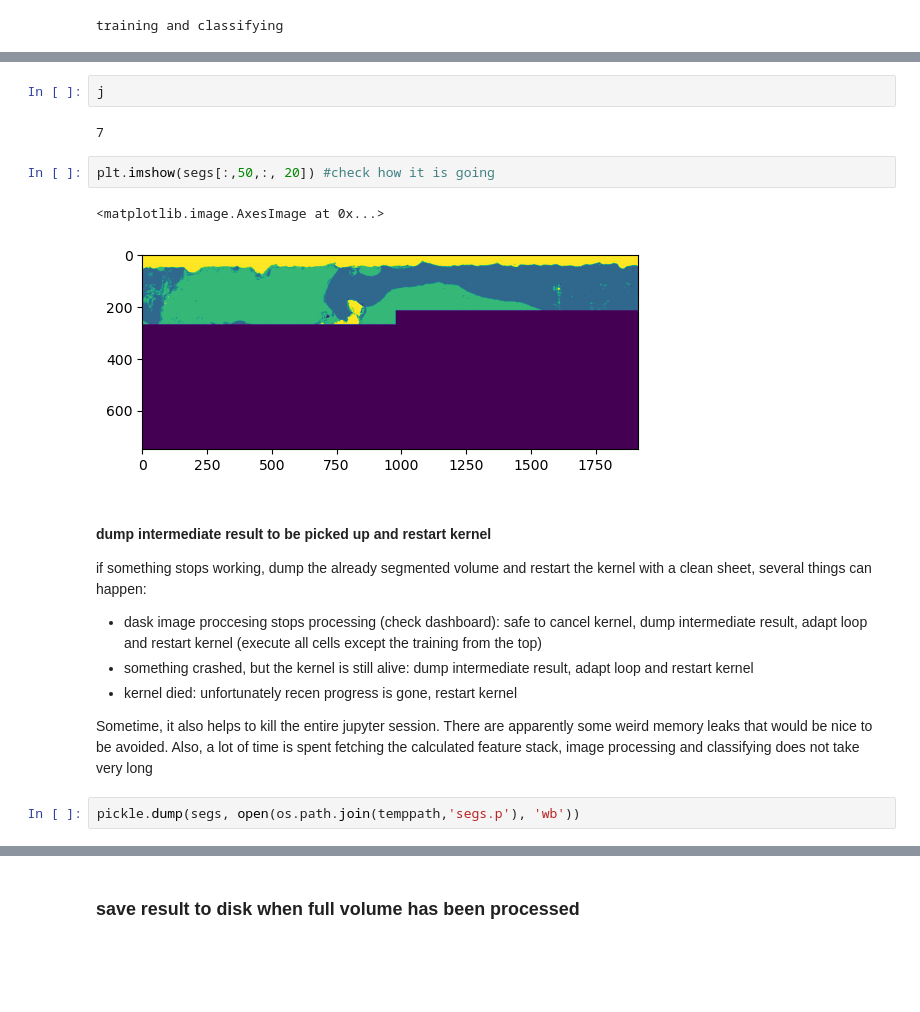
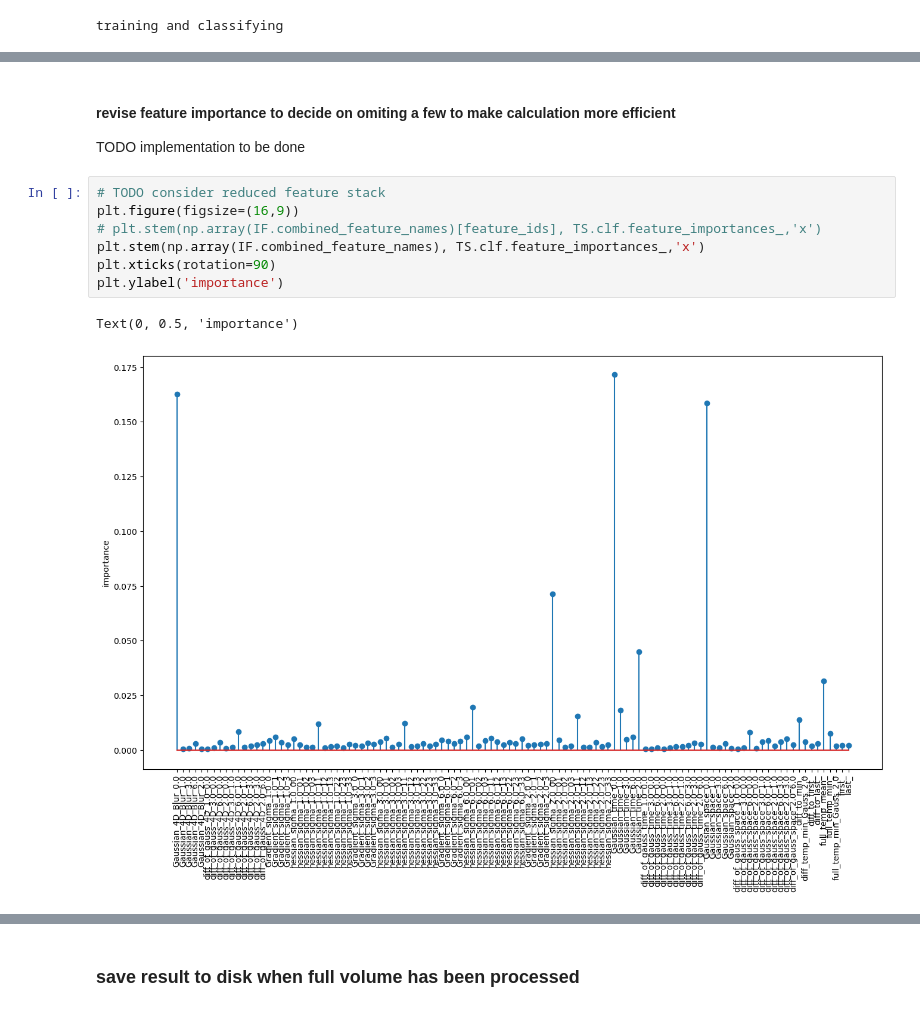
Before and after one commit to Pescatore23/pytrainseg, a Jupyter notebook: example_notebook.ipynb, the cells around one changed output, grey strips where cells are left out. Saved outputs shown, nothing was run; the diff lists cells and outputs as text; blank space fills up the shorter version.

Commit message:
cleaned up old version

```diff
--- a/example_notebook.ipynb
+++ b/example_notebook.ipynb
@@ -798,21 +657,13 @@ i #check, how far you have got, replace iterators accordingly in the loop above
-# %%
-j
-# %% [output]
-7
-# %%
-plt.imshow(segs[:,50,:, 20]) #check how it is going
-# %% [output]
-<matplotlib.image.AxesImage at 0x...>
-[figure, removed]
-# %% [markdown]
-#### dump intermediate result to be picked up and restart kernel
-
-if something stops working, dump the already segmented volume and restart the kernel with a clean sheet, several things can happen:
-
-- dask image proccesing stops processing (check dashboard): safe to cancel kernel, dump intermediate result, adapt loop and restart kernel (execute all cells except the training from the top)
-- something crashed, but the kernel is still alive: dump intermediate result, adapt loop and restart kernel
-- kernel died: unfortunately recen progress is gone, restart kernel
-
-Sometime, it also helps to kill the entire jupyter session. There are apparently some weird memory leaks that would be nice to be avoided. Also, a lot of time is spent fetching the calculated feature stack, image processing and classifying does not take very long
-# %%
-pickle.dump(segs, open(os.path.join(temppath,'segs.p'), 'wb'))
+# %% [markdown]
+#### revise feature importance to decide on omiting a few to make calculation more efficient
+TODO implementation to be done
+# %%
+# TODO consider reduced feature stack
+plt.figure(figsize=(16,9))
+# plt.stem(np.array(IF.combined_feature_names)[feature_ids], TS.clf.feature_importances_,'x')
+plt.stem(np.array(IF.combined_feature_names), TS.clf.feature_importances_,'x')
+plt.xticks(rotation=90)
+plt.ylabel('importance')
+# %% [output]
+Text(0, 0.5, 'importance')
+[figure, added]
```
Also changed, not shown: parts of 161 cells of this notebook, 11 other files.
